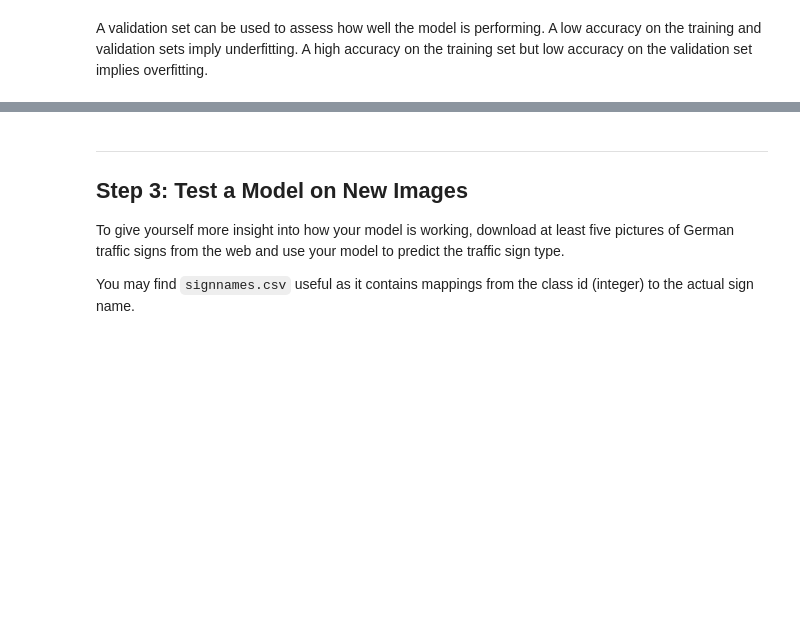
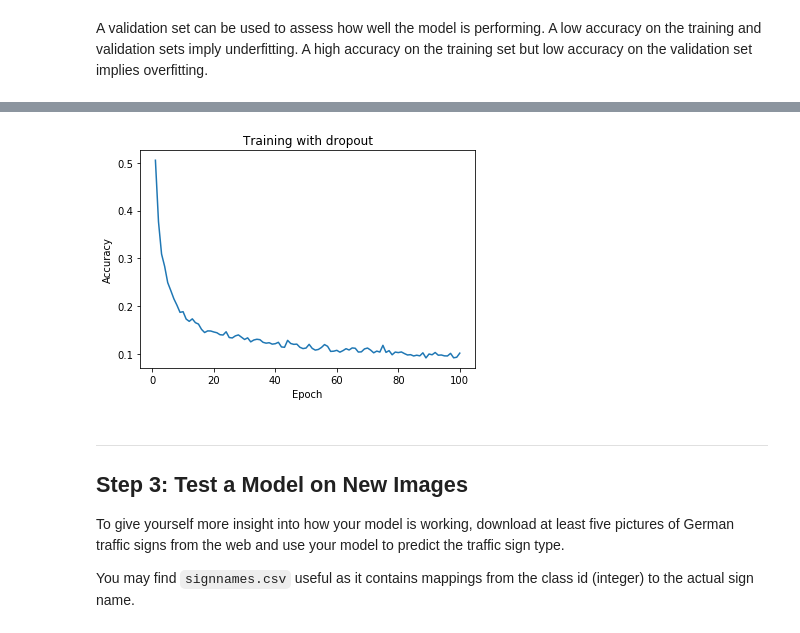
Before and after one commit to malnakli/CarND-Traffic-Sign-Classifier-Project, a Jupyter notebook: Traffic_Sign_Classifier.ipynb, the cells around one changed output, grey strips where cells are left out. Drawn from its saved outputs; the diff is of its cells as text; code cells hidden in the pictures; blank space fills up the shorter version.

```diff
--- a/Traffic_Sign_Classifier.ipynb
+++ b/Traffic_Sign_Classifier.ipynb
@@ -222,8 +259,2 @@ def normlization(imgs):
 # %% [markdown]
 ###  RGB To Gray
-# %%
-def rgb_to_gray(images):
-    with tf.Session() as sess:
-        output = sess.run(tf.image.rgb_to_grayscale(images))
-
-    return output
@@ -413,41 +503,41 @@ def LeNet(x):
 
     dropout = .5
 
-    # TODO: Layer 1: Convolutional. Input = 32x32x1. Output = 28x28x6.
+    # Layer 1: Convolutional. Input = 32x32x1. Output = 28x28x6.
     x = tf.nn.conv2d(x, weights['wc1'], strides=[1, 1, 1, 1], padding='VALID')
     x = tf.nn.bias_add(x, biases['bc1'])
-    # TODO: Activation.
+    #  Activation.
     x = tf.nn.relu(x)
-    # TODO: Pooling. Input = 28x28x6. Output = 14x14x6.
+    #  Pooling. Input = 28x28x6. Output = 14x14x6.
     x = tf.nn.max_pool(
         x,
         ksize=[1, 2, 2, 1],
         strides=[1, 2,2, 1],
         padding='VALID')
-    # TODO: Layer 2: Convolutional. Output = 10x10x16.
+    #  Layer 2: Convolutional. Output = 10x10x16.
     x = tf.nn.conv2d(x, weights['wc2'], strides=[1, 1, 1, 1], padding='VALID')
     x = tf.nn.bias_add(x, biases['bc2'])
-    # TODO: Activation.
+    # Activation.
     x = tf.nn.relu(x)
-    # TODO: Pooling. Input = 10x10x16. Output = 5x5x16.
+    # Pooling. Input = 10x10x16. Output = 5x5x16.
     x = tf.nn.max_pool(
         x,
         ksize=[1, 2, 2, 1],
         strides=[1, 2,2, 1],
         padding='VALID')
-    # TODO: Flatten. Input = 5x5x16. Output = 400.
+    # Flatten. Input = 5x5x16. Output = 400.
     x = tf.contrib.layers.flatten(x)
-    # TODO: Layer 3: Fully Connected. Input = 400. Output = 120.
-
+    # Layer 3: Fully Connected. Input = 400. Output = 120.
+    x = tf.nn.dropout(x, dropout)
     x = tf.add(tf.matmul(x, weights['wd1']), biases['bd1'])
-    # TODO: Activation.
+    #  Activation.
     x = tf.nn.relu(x)
-    # TODO: Layer 4: Fully Connected. Input = 120. Output = 84.
+    #  Layer 4: Fully Connected. Input = 120. Output = 84.
     x = tf.add(tf.matmul(x, weights['wd2']), biases['bd2'])
-    # TODO: Activation.
+    #  Activation.
     x = tf.nn.relu(x)
-   # x = tf.nn.dropout(x, dropout)
-    # TODO: Layer 5: Fully Connected. Input = 84. Output = 10.
+    x = tf.nn.dropout(x, dropout)
+    #  Layer 5: Fully Connected. Input = 84. Output = 10.
     logits = tf.add(tf.matmul(x, weights['out']), biases['out'])
     return logits
 # %% [markdown]
@@ -487,12 +577,12 @@ def evaluate(X_data, y_data):
         total_accuracy += (accuracy * len(batch_x))
     return total_accuracy / num_examples
 # %%
-EPOCHS = 50
-BATCH_SIZE = 128
+EPOCHS = 100
+BATCH_SIZE = 256
 y_accuracy_label = []
 with tf.Session() as sess:
     sess.run(tf.global_variables_initializer())
-    num_examples = n_train
+    num_examples = x_train_ready.shape[0]
 
     print("Training...")
     print()
@@ -515,11 +623,13 @@ with tf.Session() as sess:
 # %%
 x_epoch_label = [i + 1 for i in range(0,EPOCHS)]
 #y_accuracy_label = [0.720,0.801,0.851,0.849,0.884,0.879,0.877,0.893,0.883,0.897,0.884,0.872,0.893,0.888,0.894,0.901,0.900,0.875,0.906,0.895] # for now
 plt.plot(x_epoch_label,1 - np.array(y_accuracy_label))
 plt.xlabel('Epoch')
 plt.ylabel('Accuracy')
-plt.title('Training with augmented EdgeDetect')
+plt.title('Training with dropout')
 plt.show()
+# %% [output]
+[figure, added]
 # %% [markdown]
 ---
 
```
Also changed, not shown: parts of 17 cells of this notebook.
